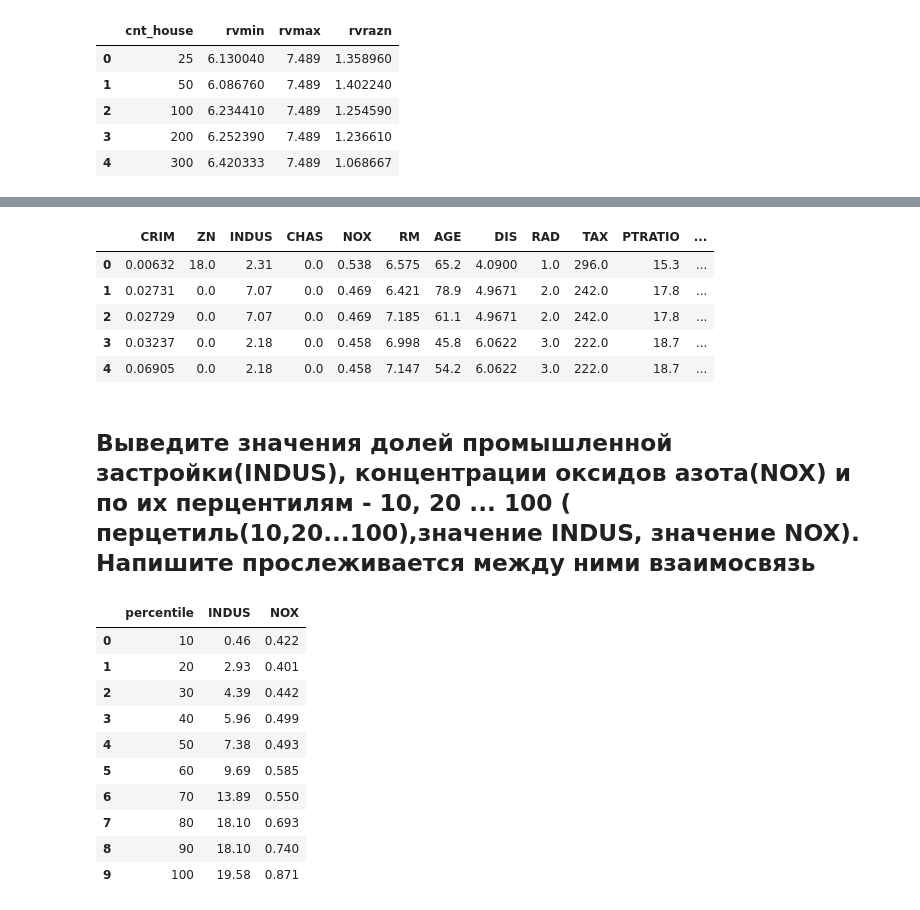
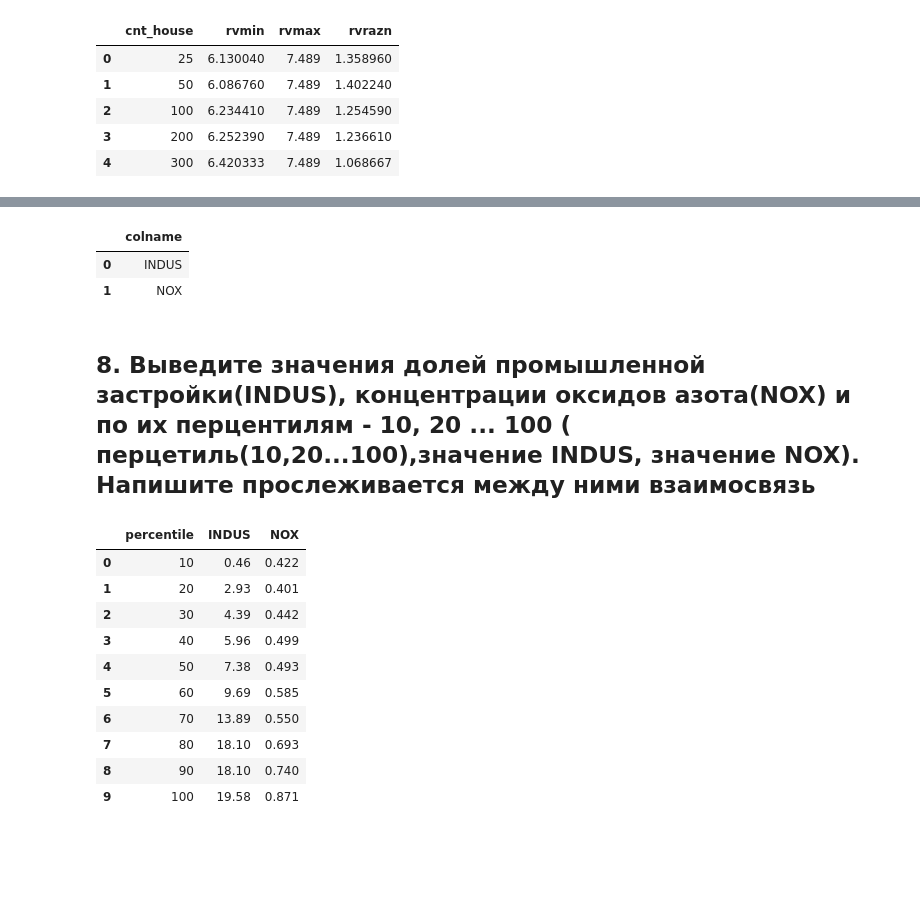
Before and after one commit to kamakristv/DS, a Jupyter notebook: SQL_2.ipynb, the cells around one changed output, grey strips where cells are left out. Saved outputs shown, nothing was run; the diff lists cells and outputs as text; code cells hidden in the pictures; blank space fills up the shorter version.

```diff
--- a/SQL_2.ipynb
+++ b/SQL_2.ipynb
@@ -192,20 +210,36 @@ pd.read_sql(
-# %%
-pd.read_sql(
-    """
-    SELECT * FROM boston
-    limit 5
-    """,
-    con,
-)
-# %% [output]
-|  | CRIM | ZN | INDUS | CHAS | NOX | RM | AGE | DIS | RAD | TAX | PTRATIO | ... |
-| 0 | 0.00632 | 18.0 | 2.31 | 0.0 | 0.538 | 6.575 | 65.2 | 4.0900 | 1.0 | 296.0 | 15.3 | ... |
-| 1 | 0.02731 | 0.0 | 7.07 | 0.0 | 0.469 | 6.421 | 78.9 | 4.9671 | 2.0 | 242.0 | 17.8 | ... |
-| 2 | 0.02729 | 0.0 | 7.07 | 0.0 | 0.469 | 7.185 | 61.1 | 4.9671 | 2.0 | 242.0 | 17.8 | ... |
-| 3 | 0.03237 | 0.0 | 2.18 | 0.0 | 0.458 | 6.998 | 45.8 | 6.0622 | 3.0 | 222.0 | 18.7 | ... |
-| 4 | 0.06905 | 0.0 | 2.18 | 0.0 | 0.458 | 7.147 | 54.2 | 6.0622 | 3.0 | 222.0 | 18.7 | ... |
+# %%
+pd.read_sql(
+    """
+    SELECT colname FROM
+    (SELECT
+        'CRIM' AS colname,
+        (SELECT avg(crim) FROM boston WHERE chas=1)>avg(crim) AS cond
+    FROM boston
+    UNION ALL
+    SELECT
+        'ZN' AS colname,
+        (SELECT avg(zn) FROM boston WHERE chas=1)>avg(zn) AS cond
+    FROM boston
+    UNION ALL
+    SELECT
+        'INDUS' AS colname,
+        (SELECT avg(indus) FROM boston WHERE chas=1)>avg(indus) AS cond
+    FROM boston
+    UNION ALL
+    SELECT
+        'NOX' AS colname,
+        (SELECT avg(NOX) FROM boston WHERE chas=1)>avg(NOX) AS cond
+    FROM boston)
+    WHERE cond=1
+    """,
+    con,
+)
+# %% [output]
+|  | colname |
+| 0 | INDUS |
+| 1 | NOX |
 # %% [markdown]
-## Выведите значения долей промышленной застройки(INDUS), концентрации оксидов азота(NOX) и по их перцентилям - 10, 20 ... 100 ( перцетиль(10,20...100),значение INDUS, значение NOX). Напишите прослеживается между ними взаимосвязь
+## 8. Выведите значения долей промышленной застройки(INDUS), концентрации оксидов азота(NOX) и по их перцентилям - 10, 20 ... 100 ( перцетиль(10,20...100),значение INDUS, значение NOX). Напишите прослеживается между ними взаимосвязь
 # %%
 pd.read_sql(
     """
```
Also changed, not shown: parts of 11 cells of this notebook.
